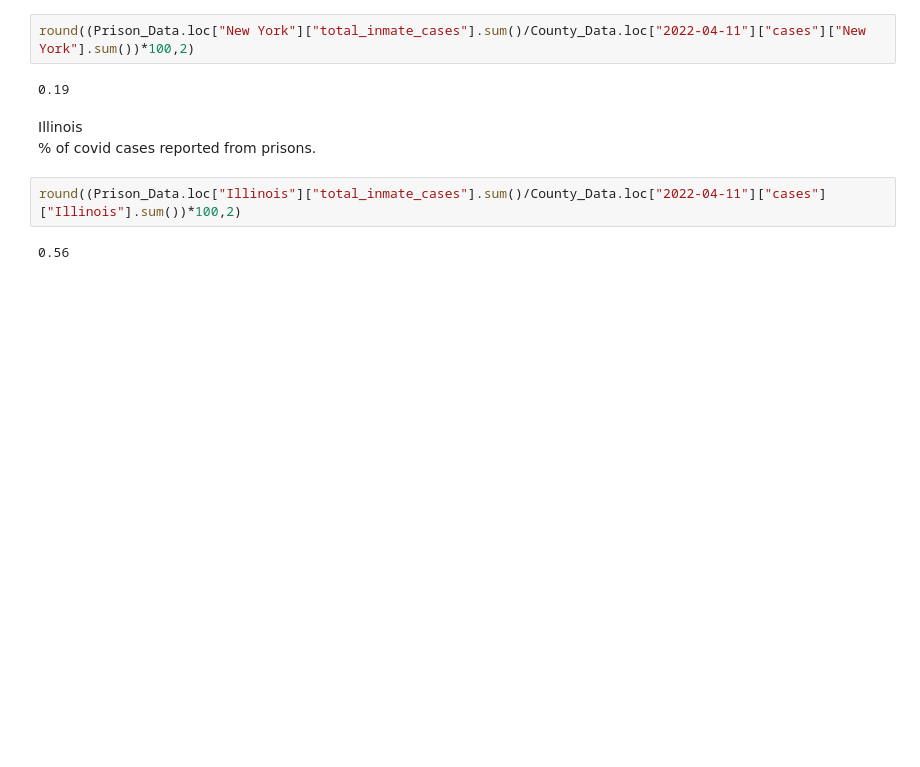
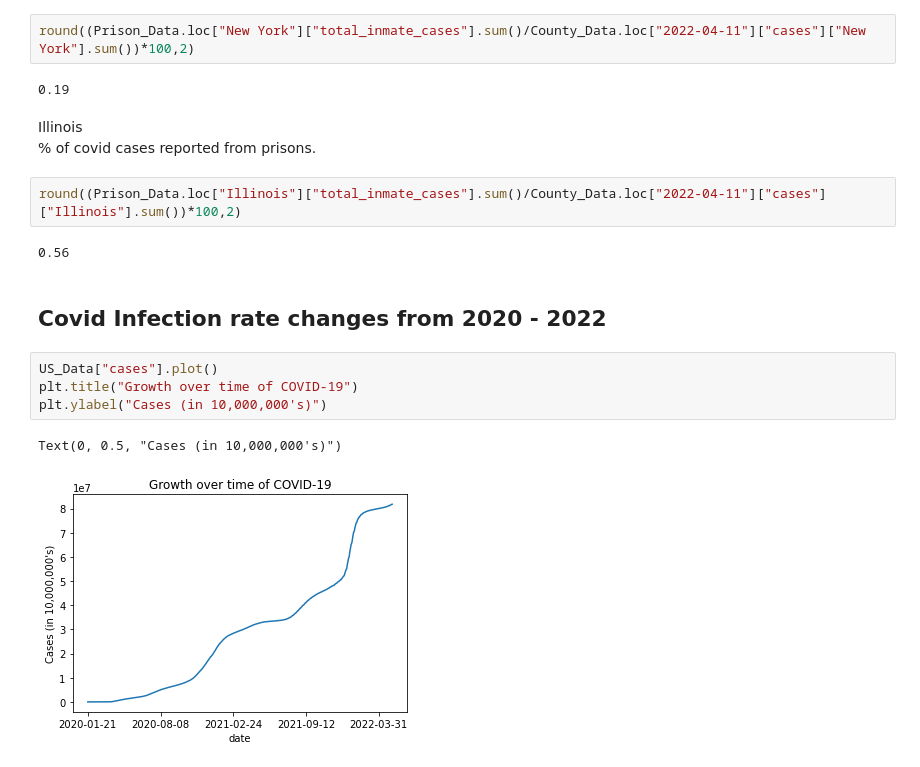
Before and after one commit to shillis17/cs235Project, a Jupyter notebook: src/Seth_Hillis_Project.ipynb, the cells around one changed output. Drawn from its saved outputs; the diff is of its cells as text; blank space fills up the shorter version.

```diff
--- a/src/Seth_Hillis_Project.ipynb
+++ b/src/Seth_Hillis_Project.ipynb
@@ -181,3 +193,12 @@ Illinois
 round((Prison_Data.loc["Illinois"]["total_inmate_cases"].sum()/County_Data.loc["2022-04-11"]["cases"]["Illinois"].sum())*100,2)
 # %% [output]
 0.56
+# %% [markdown]
+## Covid Infection rate changes from 2020 - 2022
+# %%
+US_Data["cases"].plot()
+plt.title("Growth over time of COVID-19")
+plt.ylabel("Cases (in 10,000,000's)")
+# %% [output]
+Text(0, 0.5, "Cases (in 10,000,000's)")
+[figure, added]
```
Also changed, not shown: parts of 5 cells of this notebook.
